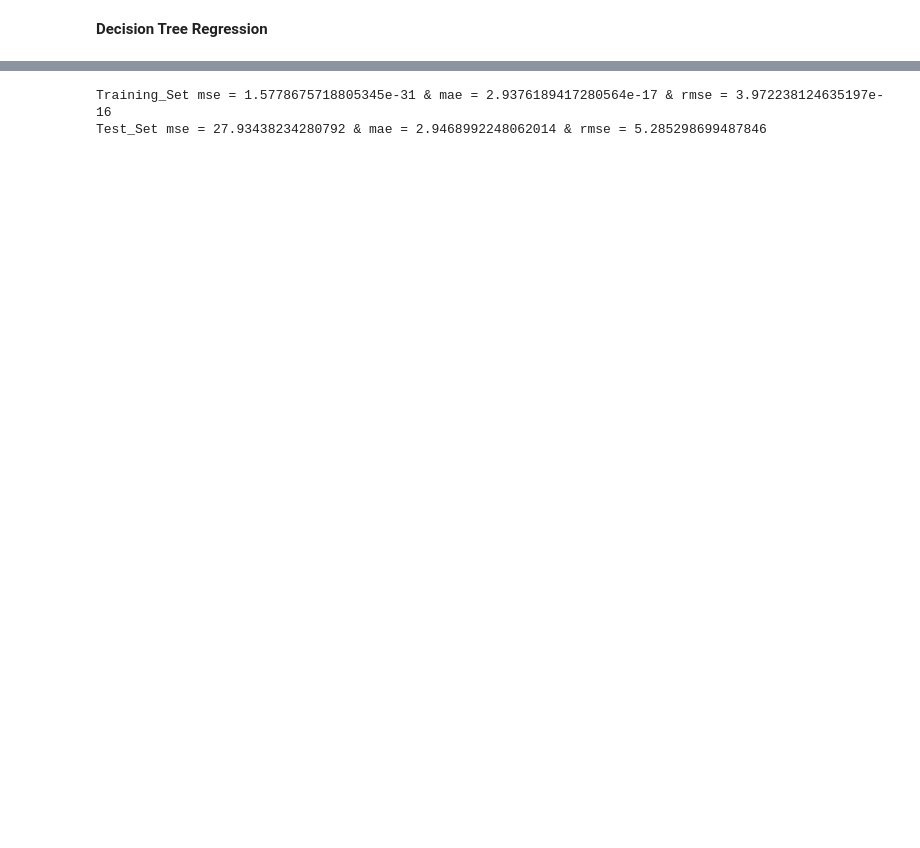
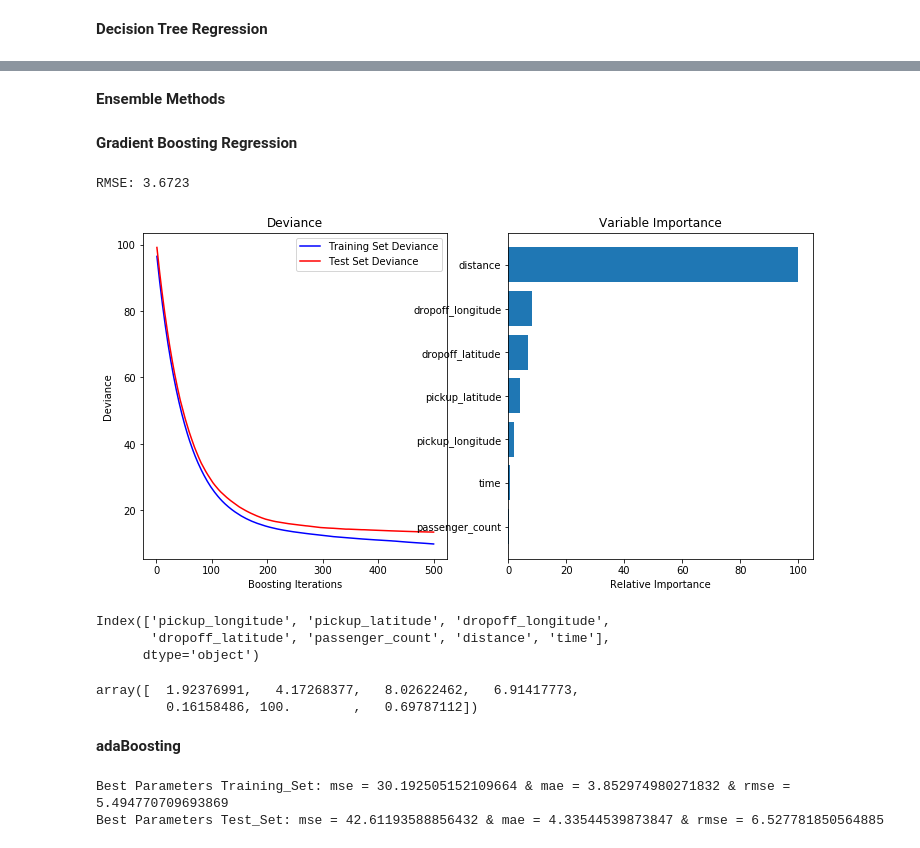
Before and after one commit to Rpereira23/TaxiCabPricePredictor, a Jupyter notebook: Taxi_Fare_Predictor.ipynb, the cells around one changed output, grey strips where cells are left out. Drawn from its saved outputs; the diff is of its cells as text; code cells hidden in the pictures; blank space fills up the shorter version.

```diff
--- a/Taxi_Fare_Predictor.ipynb
+++ b/Taxi_Fare_Predictor.ipynb
@@ -14,5 +28,5 @@ from regression import Regression
 # %%
-random_dataset = joblib.load('data/random_dataset.joblib')
+random_dataset = joblib.load('data/larger_dataset.joblib')
 # %% [markdown]
 ## Data Processing & Analysis
 # %%
@@ -120,0 +242,55 @@ __Decision Tree Regression__
+# %% [markdown]
+__Ensemble Methods__
+# %% [markdown]
+__Gradient Boosting Regression__
+# %%
+X_train, X_test, y_train, y_test = train_test_split(X, y, test_size=0.3, random_state=123)
+
+params = {'n_estimators': 500, 'max_depth': 4, 'min_samples_split': 2,
+          'learning_rate': 0.01, 'loss': 'ls'}
+
+clf = ensemble.GradientBoostingRegressor(**params)
+clf.fit(X_train, y_train)
+
+rmse = sqrt(mean_squared_error(y_test, clf.predict(X_test)))
+print("RMSE: %.4f" % rmse)
+
+test_score = np.zeros((params['n_estimators'],), dtype=np.float64)
+
+for i, y_pred in enumerate(clf.staged_predict(X_test)):
+    test_score[i] = clf.loss_(y_test, y_pred)
+
+plt.figure(figsize=(12, 6))
+plt.subplot(1, 2, 1)
+plt.title('Deviance')
+plt.plot(np.arange(params['n_estimators']) + 1, clf.train_score_, 'b-',
+         label='Training Set Deviance')
+plt.plot(np.arange(params['n_estimators']) + 1, test_score, 'r-',
+         label='Test Set Deviance')
+plt.legend(loc='upper right')
+plt.xlabel('Boosting Iterations')
+plt.ylabel('Deviance')
+
+# Plot feature importance
+feature_importance = clf.feature_importances_
+feature_names = dataset.columns[2:9]
+# make importances relative to max importance
+feature_importance = 100.0 * (feature_importance / feature_importance.max())
+sorted_idx = np.argsort(feature_importance)
+pos = np.arange(sorted_idx.shape[0]) + .5
+plt.subplot(1, 2, 2)
+plt.barh(pos, feature_importance[sorted_idx], align='center')
+plt.yticks(pos, feature_names[sorted_idx])
+plt.xlabel('Relative Importance')
+plt.title('Variable Importance')
+plt.show()
+# %% [output]
+RMSE: 3.6723
+[figure, added]
+Index(['pickup_longitude', 'pickup_latitude', 'dropoff_longitude',
+       'dropoff_latitude', 'passenger_count', 'distance', 'time'],
+      dtype='object')
+array([  1.92376991,   4.17268377,   8.02622462,   6.91417773,
+         0.16158486, 100.        ,   0.69787112])
+# %% [markdown]
+__adaBoosting__
@@ -121,13 +303,13 @@ __Decision Tree Regression__
 # %%
-model = Regression(X=X, y=y, model_type="decision_tree", normalize=True)
-model.fit(model.X_train, model.y_train)
+regr = AdaBoostRegressor(base_estimator=model.model)
+regr.fit(X_train, y_train)
+y_pred = regr.predict(X_test)
 
-y_pred = model.predict(model.X_test)
-train_result = model.validate_prediction(model.y_train, model.predict(model.X_train))
-test_result = model.validate_prediction(model.y_test, y_pred)
+train_result = validate_prediction(y_train, regr.predict(X_train))
+test_result = validate_prediction(y_test, y_pred)
 
-print("Training_Set {}".format(train_result))
-print("Test_Set {}".format(test_result))
+print("Best Parameters Training_Set: {}".format(train_result))
+print("Best Parameters Test_Set: {}".format(test_result))
 # %% [output]
-Training_Set mse = 1.5778675718805345e-31 & mae = 2.9376189417280564e-17 & rmse = 3.972238124635197e-16
-Test_Set mse = 27.93438234280792 & mae = 2.9468992248062014 & rmse = 5.285298699487846
+Best Parameters Training_Set: mse = 30.192505152109664 & mae = 3.852974980271832 & rmse = 5.494770709693869
+Best Parameters Test_Set: mse = 42.61193588856432 & mae = 4.33544539873847 & rmse = 6.527781850564885
```
Also changed, not shown: parts of 14 cells of this notebook, 1 other file.
